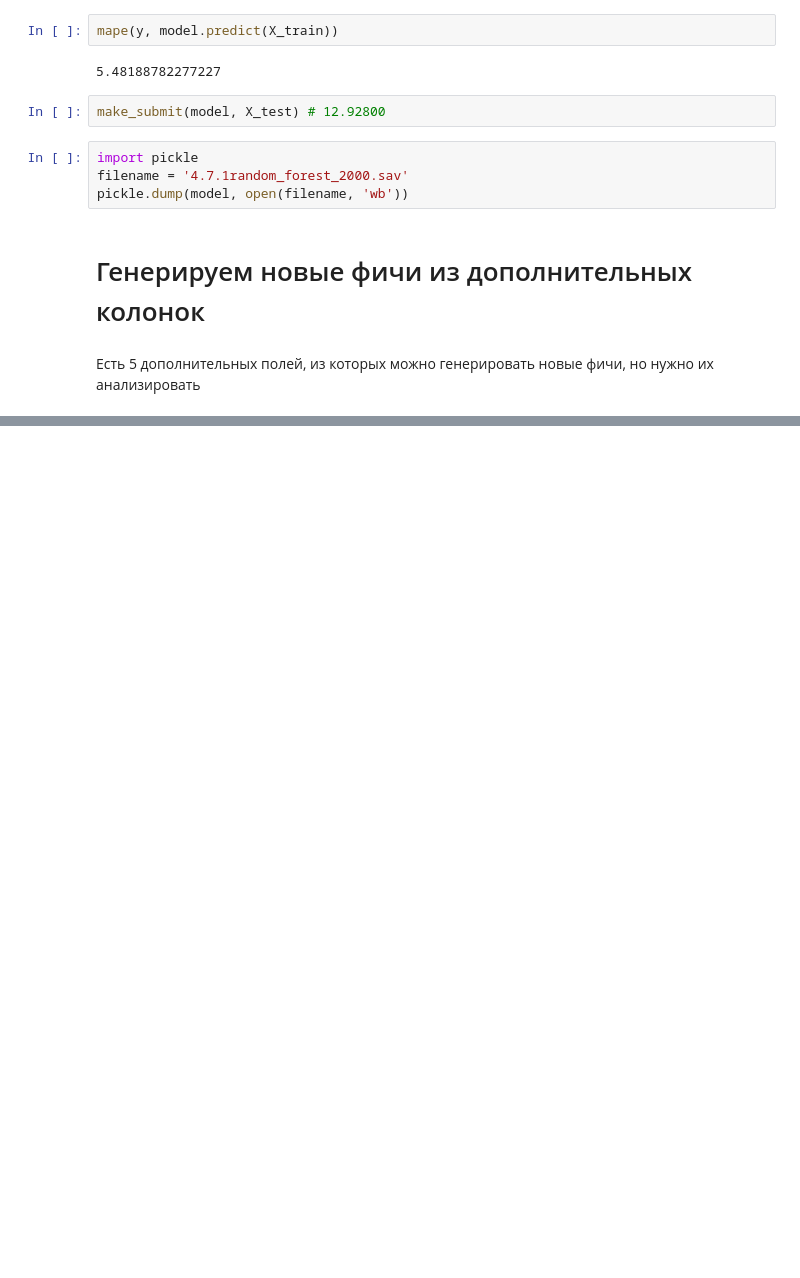
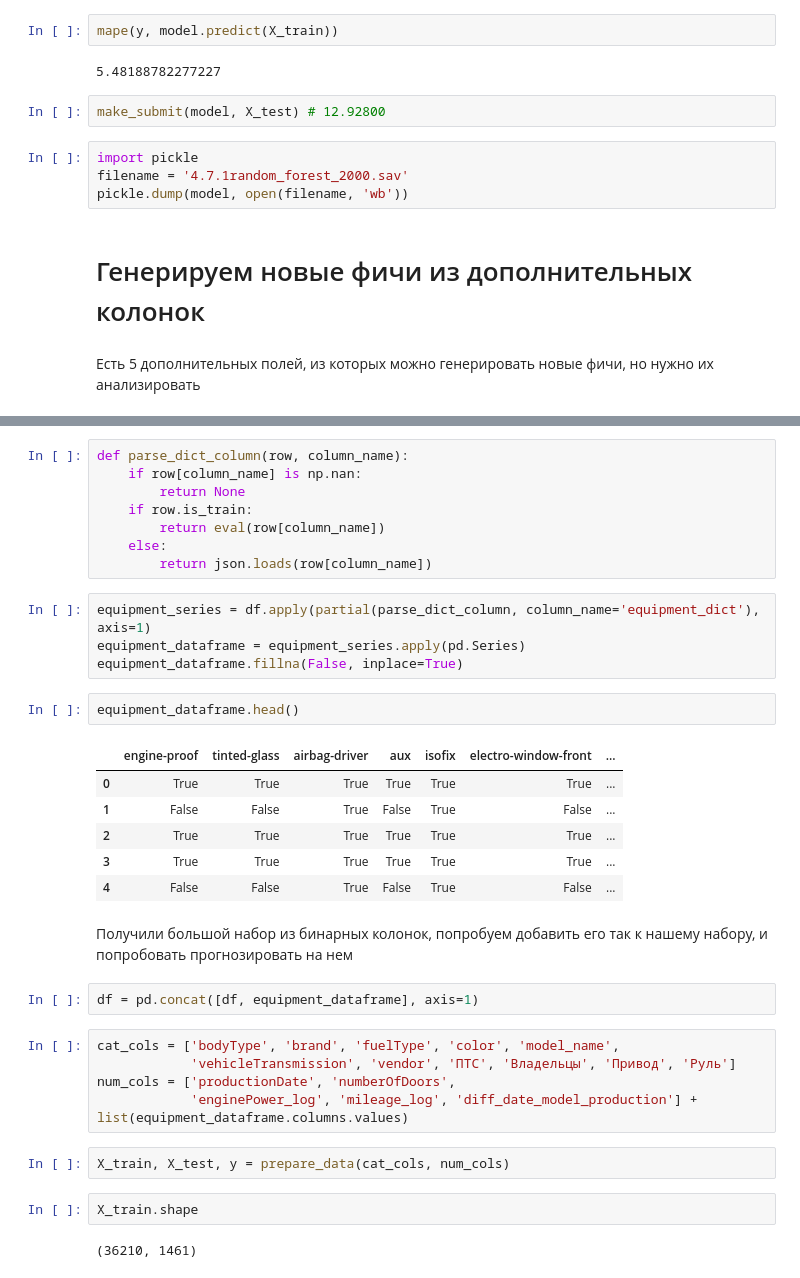
Before and after one commit to ns-ekimenko/skillfactory_rds, a Jupyter notebook: module_6/4.feature_enginering.ipynb, the cells around one changed output, grey strips where cells are left out. Drawn from its saved outputs; the diff is of its cells as text; blank space fills up the shorter version.

```diff
--- a/module_6/4.feature_enginering.ipynb
+++ b/module_6/4.feature_enginering.ipynb
@@ -882,0 +884,36 @@ df[['description','complectation_dict','equipment_dict','model_info','super_gen'
+# %%
+def parse_dict_column(row, column_name):
+    if row[column_name] is np.nan:
+        return None
+    if row.is_train:
+        return eval(row[column_name])
+    else:
+        return json.loads(row[column_name])
+# %%
+equipment_series = df.apply(partial(parse_dict_column, column_name='equipment_dict'), axis=1)
+equipment_dataframe = equipment_series.apply(pd.Series)
+equipment_dataframe.fillna(False, inplace=True)
+# %%
+equipment_dataframe.head()
+# %% [output]
+|  | engine-proof | tinted-glass | airbag-driver | aux | isofix | electro-window-front | ... |
+| 0 | True | True | True | True | True | True | ... |
+| 1 | False | False | True | False | True | False | ... |
+| 2 | True | True | True | True | True | True | ... |
+| 3 | True | True | True | True | True | True | ... |
+| 4 | False | False | True | False | True | False | ... |
+# %% [markdown]
+Получили большой набор из бинарных колонок, попробуем добавить его так к нашему набору, и попробовать прогнозировать на нем
+# %%
+df = pd.concat([df, equipment_dataframe], axis=1)
+# %%
+cat_cols = ['bodyType', 'brand', 'fuelType', 'color', 'model_name',
+            'vehicleTransmission', 'vendor', 'ПТС', 'Владельцы', 'Привод', 'Руль']
+num_cols = ['productionDate', 'numberOfDoors',
+            'enginePower_log', 'mileage_log', 'diff_date_model_production'] + list(equipment_dataframe.columns.values)
+# %%
+X_train, X_test, y = prepare_data(cat_cols, num_cols)
+# %%
+X_train.shape
+# %% [output]
+(36210, 1461)
```
Also changed, not shown: parts of 28 cells of this notebook, 2 other files.
